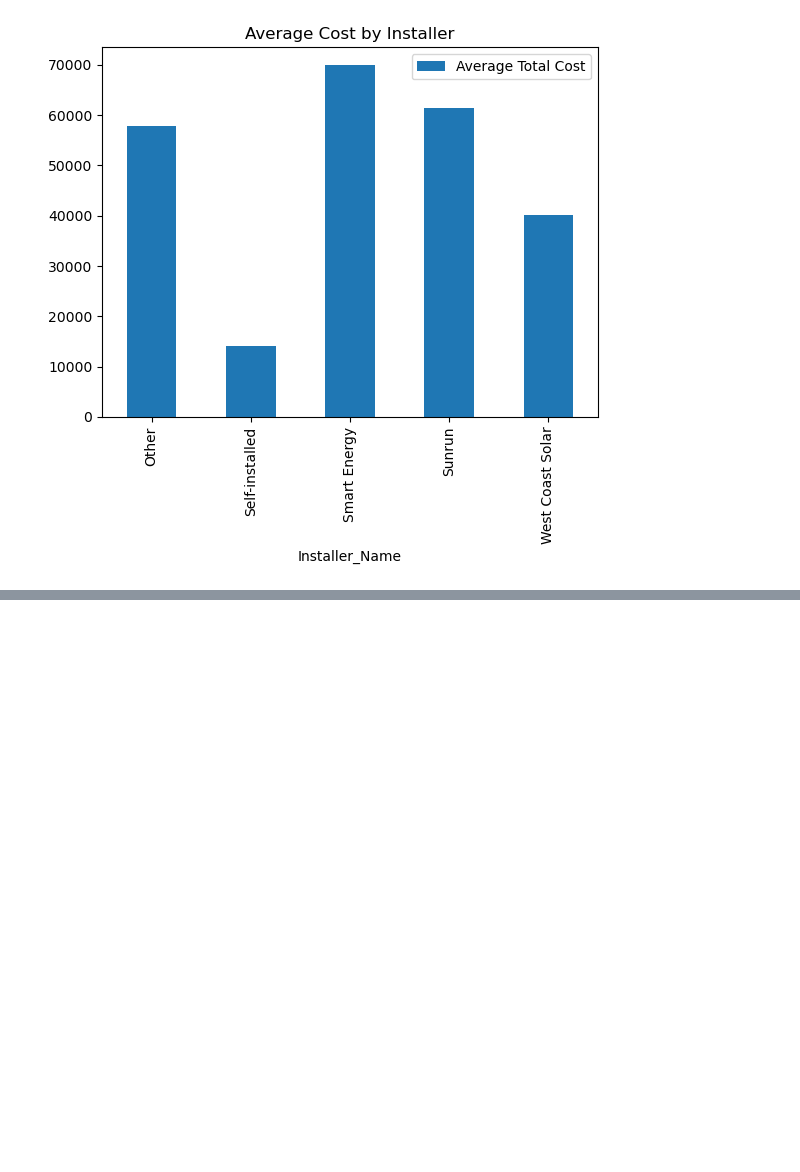
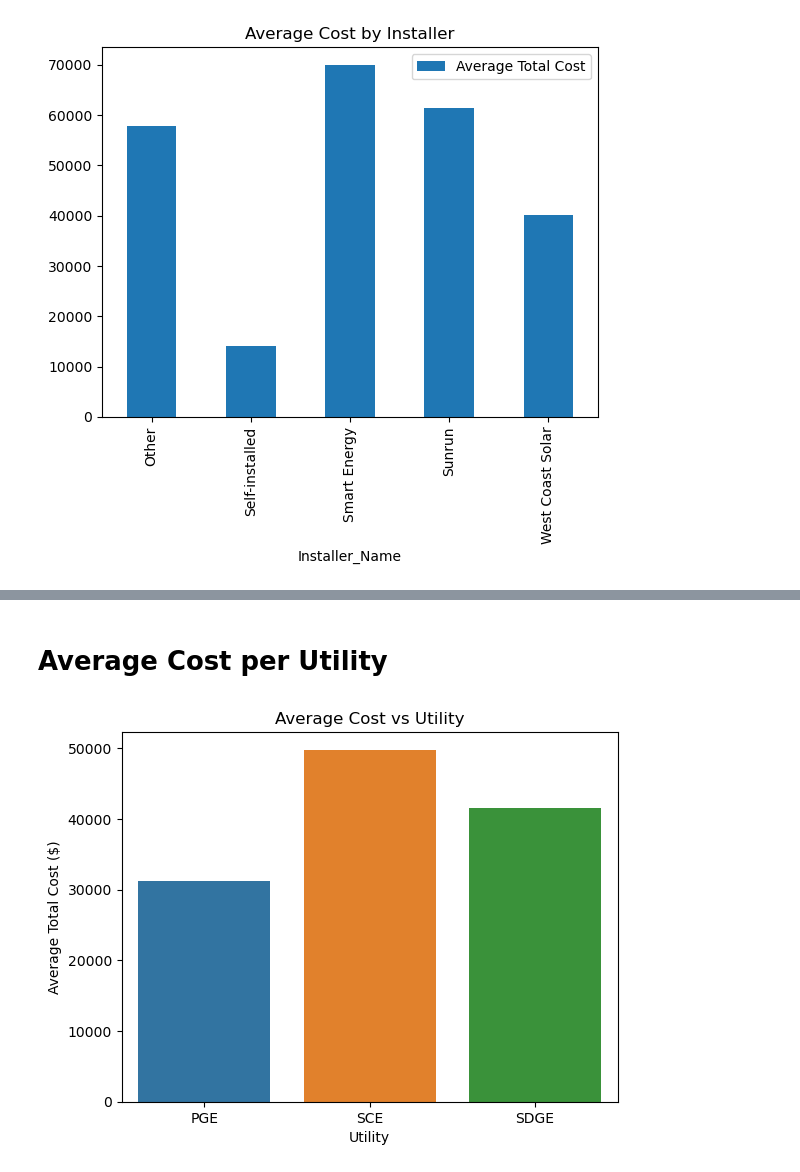
Before and after one commit to ns96/ML_Project, a Jupyter notebook: eda/dataviz.ipynb, the cells around one changed output, grey strips where cells are left out. Saved outputs shown, nothing was run; the diff lists cells and outputs as text; code cells hidden in the pictures; blank space fills up the shorter version.

Commit message:
add visualizations

```diff
--- a/eda/dataviz.ipynb
+++ b/eda/dataviz.ipynb
@@ -4,6 +8,6 @@ import matplotlib.pyplot as plt
 # %%
 utility = 'PGE'
-filepath = f"bootcamp/ml_project_2/ML_Project/clean_data/df_{utility}.csv"
+filepath = f"../clean_data/df_{utility}.csv"
 # %%
 df = pd.read_csv(filepath)
 df.head()
@@ -207,0 +214,13 @@ plt.show()
+# %%
+#create a function to import dataframe files
+def ImportDataset(utility):
+    filepath = f"../clean_data/df_{utility}.csv"
+    df = pd.read_csv(filepath)
+    return df
+# %%
+# Import and merge all dataframes together to later create visualizations
+pge_df = ImportDataset('PGE')
+sce_df = ImportDataset('SCE')
+sdge_df = ImportDataset('SDGE')
+merged_df = pd.concat([pge_df, sce_df, sdge_df], ignore_index=True)
+merged_df.shape
@@ -207,0 +255,12 @@ plt.show()
+# %% [markdown]
+# Average Cost per Utility
+# %%
+#groupby utility and calculate the average total cost
+cost_utility = merged_df.groupby('Utility')['Total_System_Cost'].mean().to_frame().reset_index()
+# %%
+sns.barplot(x='Utility', y='Total_System_Cost', data=cost_utility)
+plt.ylabel('Average Total Cost ($)')
+plt.title('Average Cost vs Utility')
+plt.show()
+# %% [output]
+[figure, added]
```
Also changed, not shown: parts of 13 cells of this notebook.
